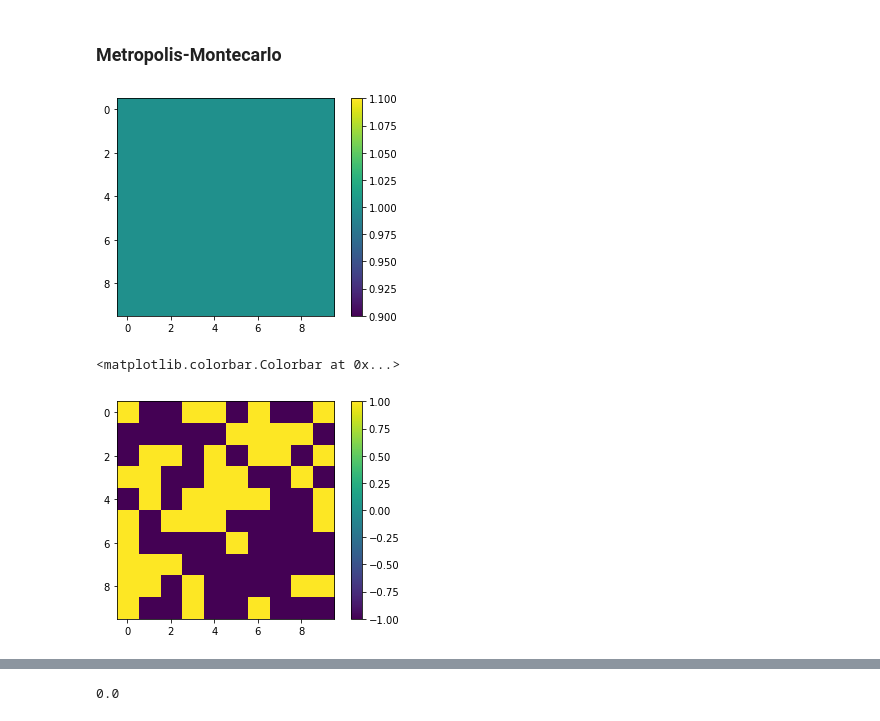
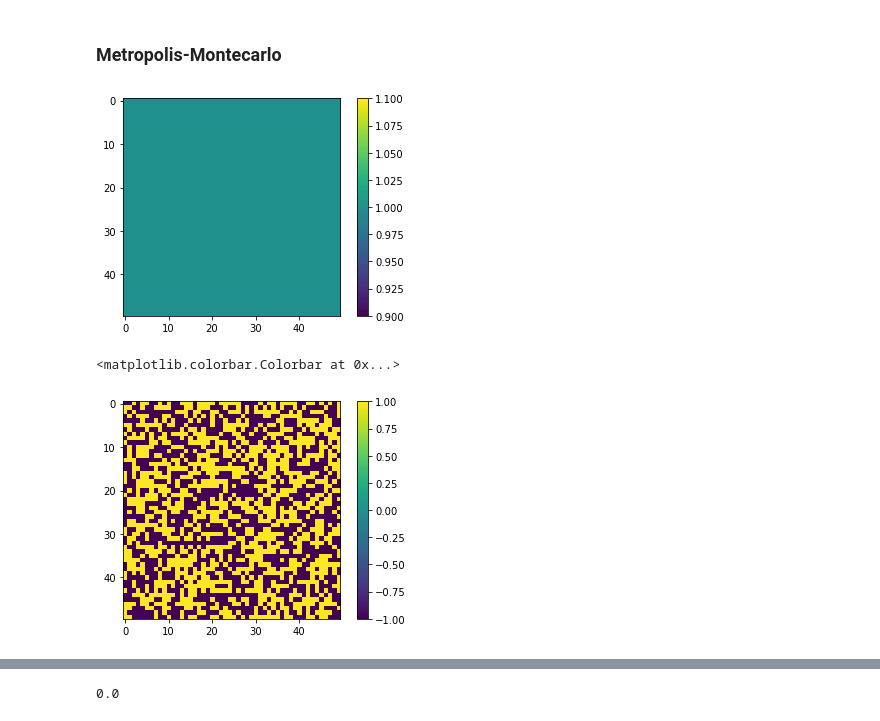
Before and after one commit to joshbrx/Proyectos, a Jupyter notebook: Modelo de Ising.ipynb, the cells around one changed output, grey strips where cells are left out. Cells and saved outputs as stored; diff of their text form; code cells hidden in the pictures.

```diff
--- a/Modelo de Ising.ipynb
+++ b/Modelo de Ising.ipynb
@@ -128,22 +128,22 @@ mag_p(red)
 # %% [markdown]
 ### Metropolis-Montecarlo
 # %%
-n1 = 10
+n1 = 50
 lista = np.array([1 for n in range(n1**2)])
 arriba = lista.reshape(n1,n1)
 
 lista = np.array([random.choice([-1, 1]) for n in range(n1**2)])
 red_a = lista.reshape(n1,n1)
 
 lista = np.array([-1 for n in range(n1**2)])
 abajo = lista.reshape(n1,n1)
 
 plt.imshow(arriba); plt.colorbar(); plt.show()
 plt.imshow(red_a); plt.colorbar()
 # %% [output]
-[figure, old version]
+[figure, new version]
 <matplotlib.colorbar.Colorbar at 0x...>
-[figure, old version]
+[figure, new version]
 # %%
 @jit
 def cambiar_spin(m, K=1, filtro=filtro1):
```
Also changed, not shown: parts of 16 cells of this notebook.
